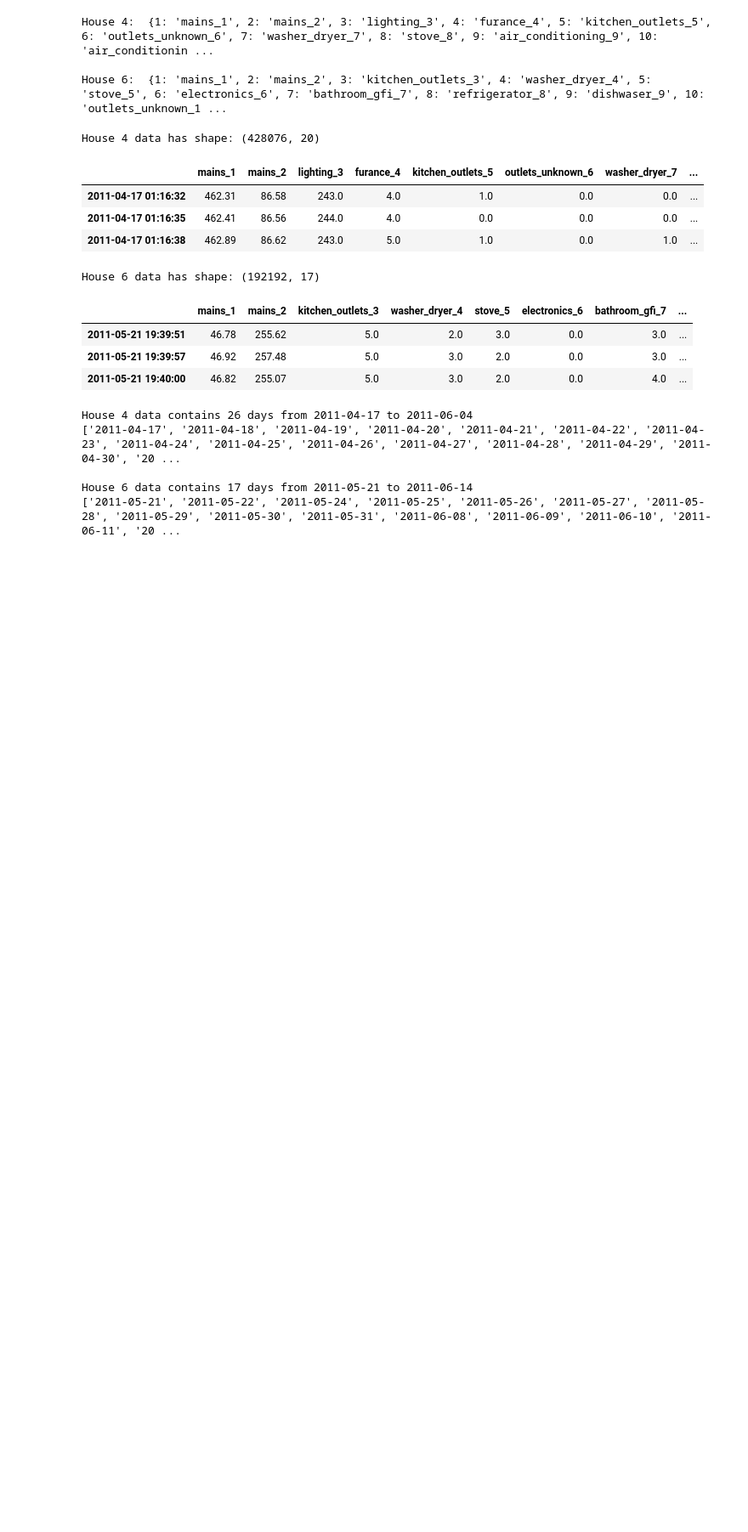
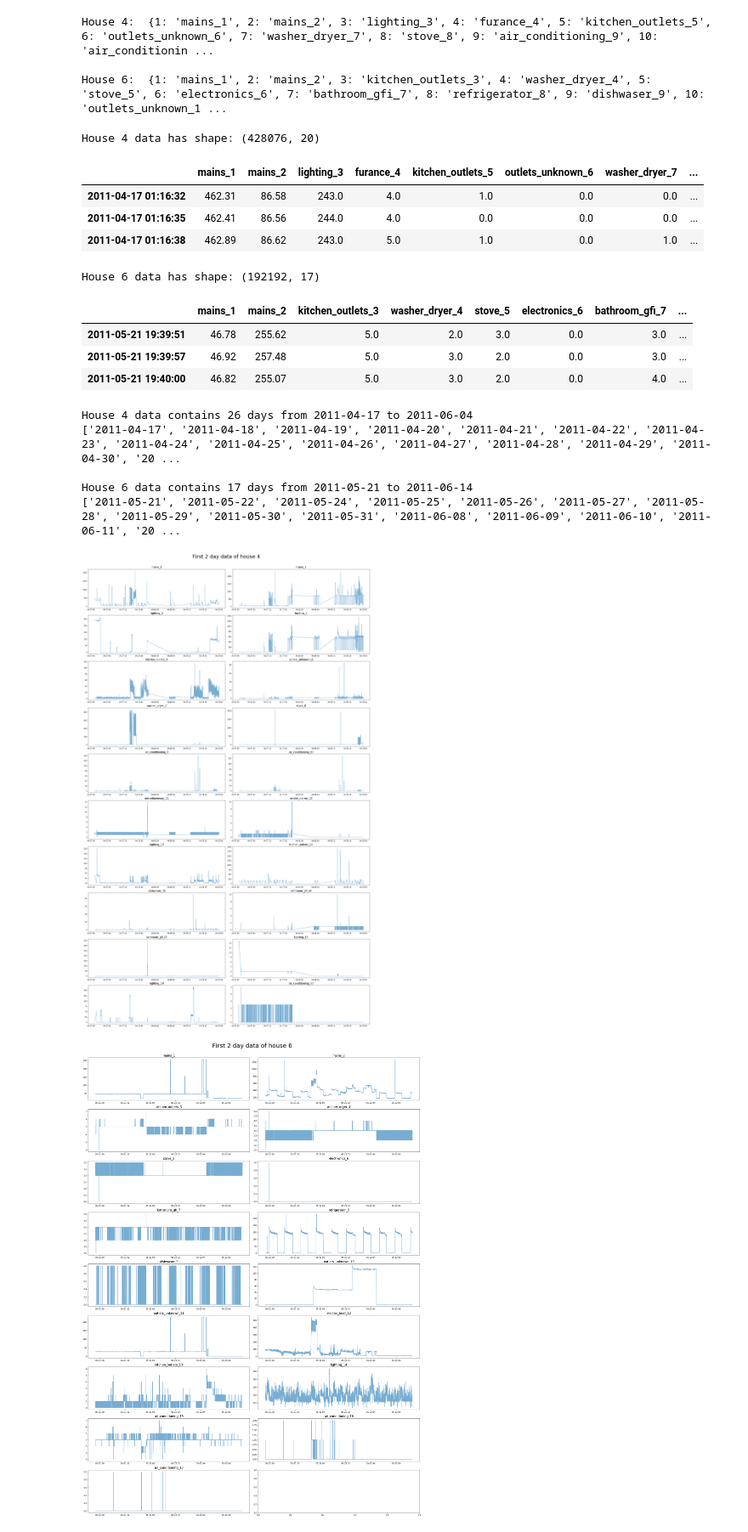
Before and after one commit to Taofiq-Bakare/Machine-learning-algo, a Jupyter notebook: Energy_data.ipynb, the cells around one changed output. Shown at 85% size. Saved outputs shown, nothing was run; the diff lists cells and outputs as text; code cells hidden in the pictures; blank space fills up the shorter version.

Commit message:
Recreatd the plot functions for the houses

```diff
--- a/Energy_data.ipynb
+++ b/Energy_data.ipynb
@@ -90,8 +90,19 @@ House 6 data contains 17 days from 2011-05-21 to 2011-06-14
 ['2011-05-21', '2011-05-22', '2011-05-24', '2011-05-25', '2011-05-26', '2011-05-27', '2011-05-28', '2011-05-29', '2011-05-30', '2011-05-31', '2011-06-08', '2011-06-09', '2011-06-10', '2011-06-11', '20 ...
 # %%
 # Plot 2 first day data of house 1 and 2
-df = df[4].loc[:dates[4][1]] #.loc slices the row from 0 till date 1(representing 2 days)
-apps = df.columns.values# returns an array of the columns
-num_apps = len(apps)
-#fig, axes = plt.subplots((num_app + 1)//2,2, figsize=(24, num_app*2)) # .subplot(nrow(10),ncol(2),plot_number(max= nrow*ncol)) // floor division 9//2 = 4
-key = enumerate(apps)
+def plot_df(df,title):
+#df = df[4].loc[:dates[4][1]] #.loc slices the row from 0 till date 1(representing 2 days)
+    apps = df.columns.values# returns an array of the columns
+    num_apps = len(apps)
+    fig, axes = plt.subplots((num_apps + 1)//2,2, figsize=(24, num_apps*2)) # .subplot(nrow(10),ncol(2),plot_number(max= nrow*ncol)) // floor division 9//2 = 4
+    for i,key in enumerate(apps):
+        axes.flat[i].plot(df[key], alpha = 0.6) #axes.flat is used to set parameter for individual subplot
+        axes.flat[i].set_title(key, fontsize = '15')
+    plt.suptitle(title, fontsize = '30')
+    fig.tight_layout()
+    fig.subplots_adjust(top = 0.95)
+for i in range (4,7,2):
+     plot_df(df[i].loc[:dates[i][1]], 'First 2 day data of house {}'.format(i))
+# %% [output]
+[figure, added]
+[figure, added]
```
